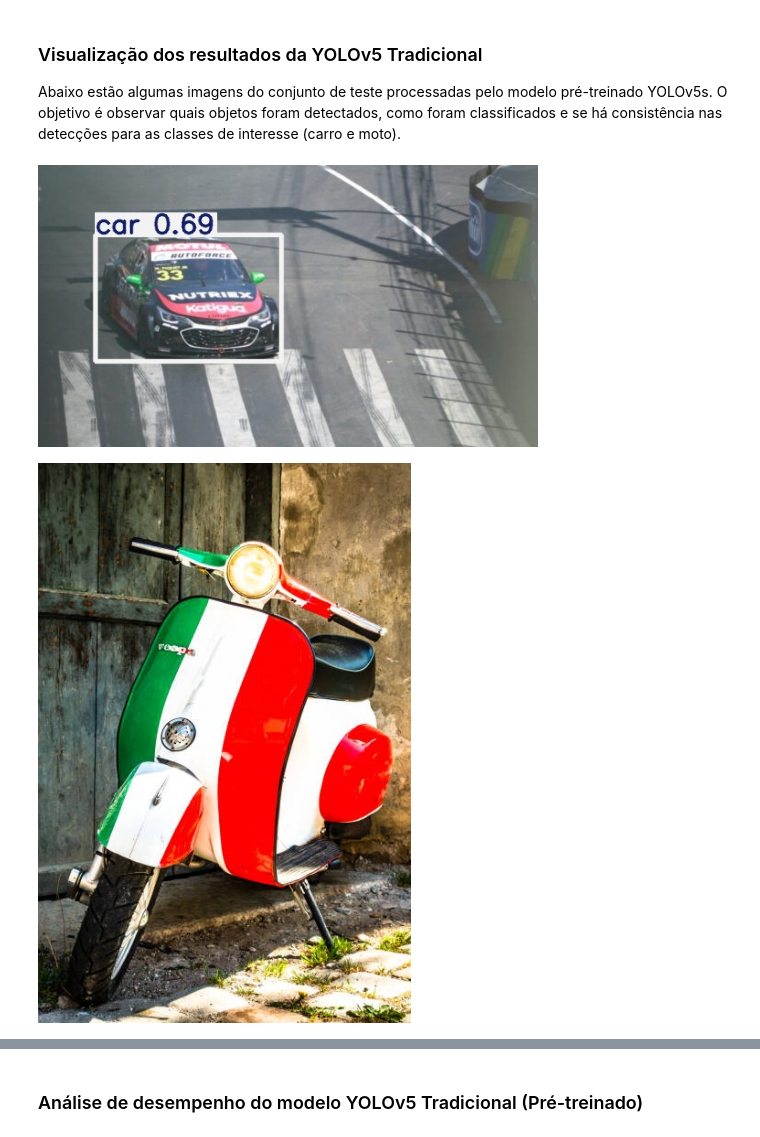
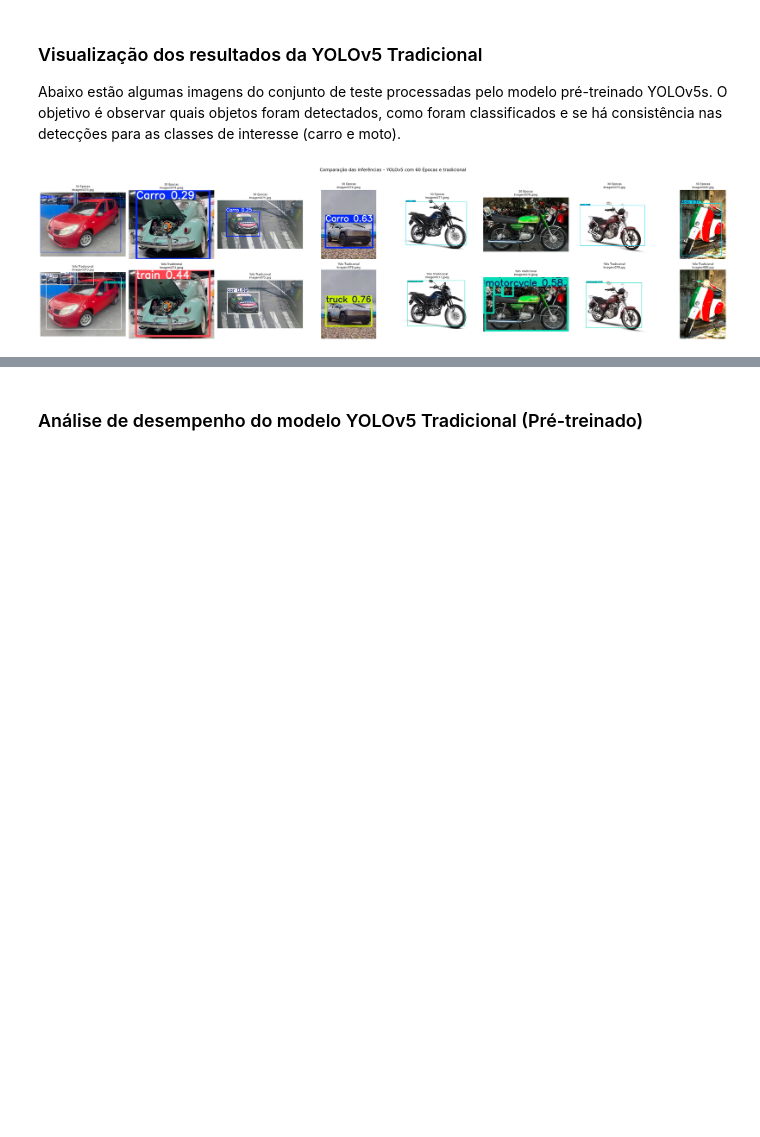
Before and after one commit to joseandrefilho/1TIAOR20242_FASE6_CAP1, a Jupyter notebook: notebooks/1TIAOR20242_FASE6_CAP1_Entrega02.ipynb, the cells around one changed output, grey strips where cells are left out. Drawn from its saved outputs; the diff is of its cells as text; code cells hidden in the pictures; blank space fills up the shorter version.

```diff
--- a/notebooks/1TIAOR20242_FASE6_CAP1_Entrega02.ipynb
+++ b/notebooks/1TIAOR20242_FASE6_CAP1_Entrega02.ipynb
@@ -90,15 +221,41 @@ Tempo de inferência com YOLO pré-treinado: 6.19 segundos
 
 Abaixo estão algumas imagens do conjunto de teste processadas pelo modelo pré-treinado YOLOv5s. O objetivo é observar quais objetos foram detectados, como foram classificados e se há consistência nas detecções para as classes de interesse (carro e moto).
 # %%
-from IPython.display import Image, display
-import glob
+# Diretórios de saída
+dir_60 = f'yolov5/runs/detect/veiculos_yolo_60ep_test'
+dir_tradicional = f'yolov5/runs/detect/yolo_tradicional_test'
 
-# Local dos resultados gerados pelo YOLO pré-treinado
-imagens_yolo_tradicional = glob.glob(f'./yolov5/runs/detect/{nome_treinamento}_test/*.jpg')
+def get_images(folder, n=8):
+    exts = ('*.jpg','*.jpeg','*.png','*.bmp')
+    imgs = []
+    for e in exts:
+        imgs += glob.glob(os.path.join(folder, e))
+    return sorted(imgs)[:n]
 
-# Exibir até 4 imagens
-for img_path in imagens_yolo_tradicional[:4]:
-    display(Image(filename=img_path, width=500))
+# Lista de imagens detectadas (as mesmas usadas nos testes)
+imgs_60 = get_images(dir_60)
+imgs_tradicional = get_images(dir_tradicional)
+
+# Número máximo de imagens
+num_imgs = min(8, len(imgs_60), len(imgs_tradicional))
+
+fig, axes = plt.subplots(2, num_imgs, figsize=(num_imgs * 4, 8))
+
+for i in range(num_imgs):
+    # Linha 0 = 30 épocas
+    img30 = mpimg.imread(imgs_60[i])
+    axes[0, i].imshow(img30)
+    axes[0, i].set_title(f'30 Épocas\n{os.path.basename(imgs_60[i])}', fontsize=9)
+    axes[0, i].axis('off')
+
+    # Linha 1 = 60 épocas
+    img60 = mpimg.imread(imgs_tradicional[i])
+    axes[1, i].imshow(img60)
+    axes[1, i].set_title(f'Yolo Tradicional\n{os.path.basename(imgs_tradicional[i])}', fontsize=9)
+    axes[1, i].axis('off')
+
+plt.suptitle("Comparação das Inferências – YOLOv5 com 60 Épocas e tradicional", fontsize=14)
+plt.tight_layout(rect=[0, 0, 1, 0.96])  # espaço para o título
+plt.show()
 # %% [output]
-[figure, old version]
+[figure, new version]
-[figure, removed]
```
Also changed, not shown: parts of 32 cells of this notebook, 9 other files.
